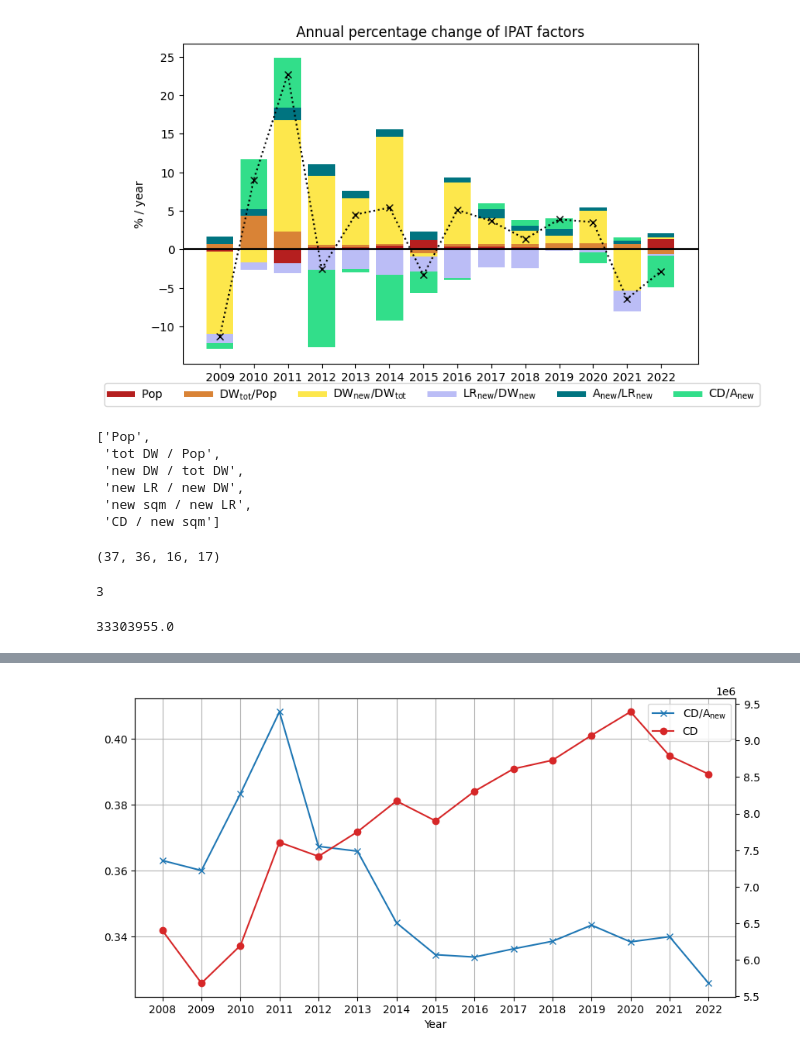
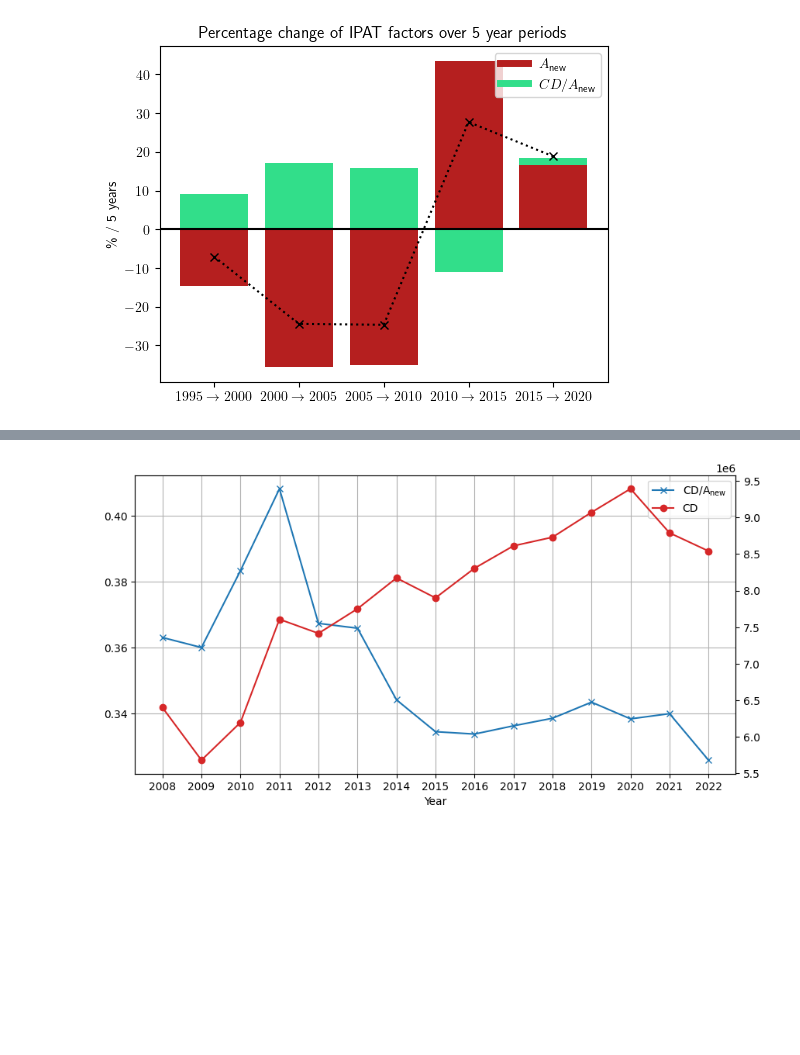
Before and after one commit to pietropecchini/Economic-Growth-and-Sustainability, a Jupyter notebook: analysis.ipynb, the cells around one changed output, grey strips where cells are left out. Cells and saved outputs as stored; diff of their text form; code cells hidden in the pictures; blank space fills up the shorter version.

Commit message:
refactored analysis and added plots

```diff
--- a/analysis.ipynb
+++ b/analysis.ipynb
@@ -627,0 +808,15 @@ plt.show()
+# %%
+def ipat_bars(start, end):
+    new_values = [data.loc[start, "CD"]] + [
+        calc_cd(factor, start=start, end=end) for factor in ipat_factors
+    ]
+    new_values[1] *= data.loc[start, "share add"] / 100
+    new_values[2] *= data.loc[start, "share repl"] / 100
+    difference = data.loc[end, "CD"] - sum(new_values)
+    new_values.append(difference)
+
+    bottoms = [0]
+    for val in new_values[:-1]:
+        bottoms.append(val + bottoms[-1])
+
+    return new_values, bottoms
@@ -628,10 +1171,12 @@ plt.show()
 # %%
-fig, ax = plt.subplots(1, 1, figsize=(8, 5))
+fig, ax = plt.subplots(1, 1, figsize=report_fig_size_one)
+fig.subplots_adjust(**report_margins_one)
 
-labels = [
-    r"$\text{CD}_{2015}$",
-]
-colors = []
+start_years = [1995, 2000, 2005, 2010, 2015]
+end_years = [2000, 2005, 2010, 2015, 2020]
+
+labels = []
+colors_ = []
 percentage_change = []
 values = []
 bottoms = []
@@ -639,7 +1184,7 @@ x = []
 
 for i, (start, end) in enumerate(zip(start_years, end_years)):
     new_values = [
-        calc_change(factor, start=start, end=end) *100 for factor in ipat_factors
+        calc_change(factor, start=start, end=end) *100 for factor in small_ipat_factors
     ]
     # difference = data.loc[end, "CD"] - sum(new_values)
     # new_values.append(difference)
@@ -647,62 +1192,41 @@ for i, (start, end) in enumerate(zip(start_years, end_years)):
     percentage_change += [calc_change('CD', start=start, end=end)*100]
 
     x += [i] * len(new_values)
 
     y_plus = 0
     y_minus = 0
     for val in new_values:
         if val < 0:
             bottoms.append(y_minus)
             y_minus += val
         else:
             bottoms.append(y_plus)
             y_plus += val
 
     values += new_values
 
-    labels += [f"$\\text{{CD}}_{{{start}}}$"]
-    colors += colors_ipat
+    labels += [f"${{{start} \\rightarrow {end}}}$"]
+    colors_ += small_ipat_colors
 
-ax.bar(x, values, bottom=bottoms, color=colors)
+ax.bar(x, values, bottom=bottoms, color=colors_)
 ax.plot(np.arange(len(percentage_change)), percentage_change, 'x:', color='black')
 ax.axline((0, 0), (1, 0), c='black')
 
 legend_line_width = 5
 
-for label, color in zip(ipat_labels, colors_ipat):
+for label, color in zip(small_ipat_labels, small_ipat_colors):
     ax.plot([], [], color=color, label=label, linewidth=legend_line_width)
 
-ax.set_ylabel("% / year")
-ax.set_title("Annual percentage change of IPAT factors")
+ax.set_ylabel("\\% / 5 years")
+ax.set_title("Percentage change of IPAT factors over 5 year periods")
 
-ax.set_xticks(list(range(len(years[1:]))))
-ax.set_xticklabels(years[1:])
+ax.set_xticks(list(range(len(labels))))
+ax.set_xticklabels(labels)
 
-fig.legend(ax.get_legend_handles_labels()[0], ax.get_legend_handles_labels()[1], loc="lower center", ncol=7)
+ax.legend(ax.get_legend_handles_labels()[0], ax.get_legend_handles_labels()[1], loc="upper right")
 
-fig.savefig("change.png")
+fig.savefig("figures/small_ipat_change_extrapolated.pdf")
 
 plt.show()
 # %% [output]
-[figure, old version]
+[figure, new version]
-# %%
-ipat_factors
-# %% [output]
-['Pop',
- 'tot DW / Pop',
- 'new DW / tot DW',
- 'new LR / new DW',
- 'new sqm / new LR',
- 'CD / new sqm']
-# %%
-len(values), len(bottoms), len(texts), len(colors)
-# %% [output]
-(37, 36, 16, 17)
-# %%
-len(data_list)
-# %% [output]
-3
-# %%
-data_list[0]['CD']
-# %% [output]
-33303955.0
```
Also changed, not shown: parts of 53 cells of this notebook, 27 other files.
